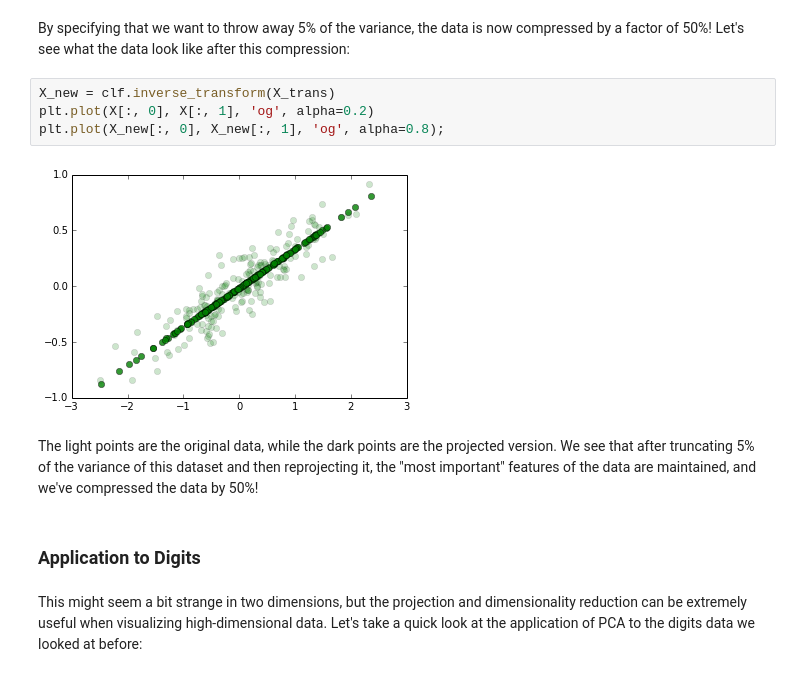
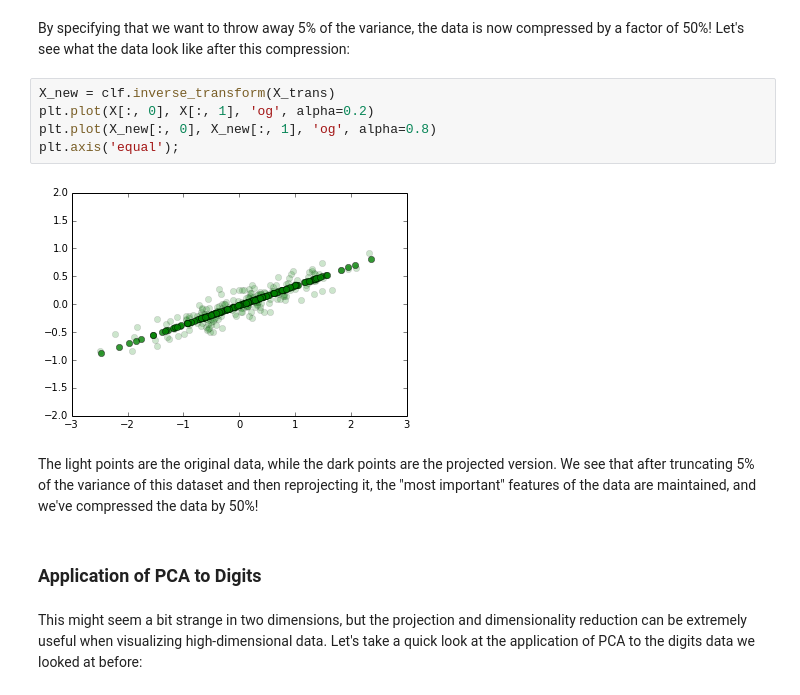
Before and after one commit to jakevdp/sklearn_pycon2014, a Jupyter notebook: notebooks/05_unsupervised_in_depth.ipynb, the cells around one changed output. Saved outputs shown, nothing was run; the diff lists cells and outputs as text.

```diff
--- a/notebooks/05_unsupervised_in_depth.ipynb
+++ b/notebooks/05_unsupervised_in_depth.ipynb
@@ -53,13 +55,14 @@ By specifying that we want to throw away 5% of the variance, the data is now com
 # %%
 X_new = clf.inverse_transform(X_trans)
 plt.plot(X[:, 0], X[:, 1], 'og', alpha=0.2)
-plt.plot(X_new[:, 0], X_new[:, 1], 'og', alpha=0.8);
+plt.plot(X_new[:, 0], X_new[:, 1], 'og', alpha=0.8)
+plt.axis('equal');
 # %% [output]
-[figure, old version]
+[figure, new version]
 # %% [markdown]
 The light points are the original data, while the dark points are the projected version.  We see that after truncating 5% of the variance of this dataset and then reprojecting it, the "most important" features of the data are maintained, and we've compressed the data by 50%!
 # %% [markdown]
-### Application to Digits
+### Application of PCA to Digits
 # %% [markdown]
 This might seem a bit strange in two dimensions, but the projection and dimensionality reduction can be extremely useful when visualizing high-dimensional data.  Let's take a quick look at the application of PCA to the digits data we looked at before:
 # %%
```
Also changed, not shown: parts of 26 cells of this notebook, 1 other file.
